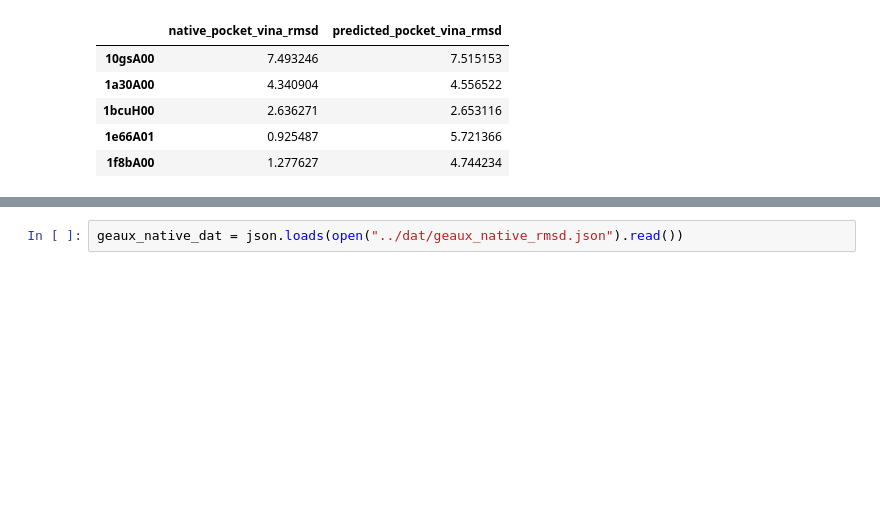
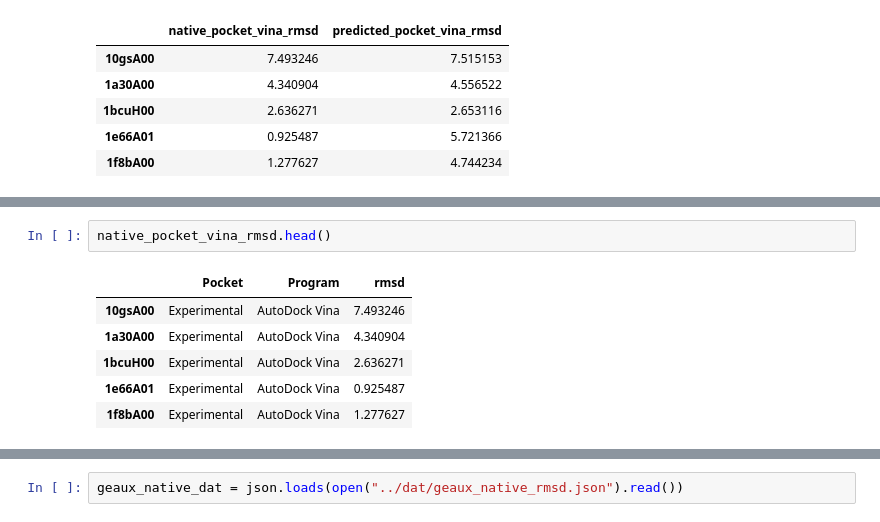
Before and after one commit to EricTing/casf-benchmark, a Jupyter notebook: casf_benchmark/analysis.ipynb, the cells around one changed output, grey strips where cells are left out. Saved outputs shown, nothing was run; the diff lists cells and outputs as text; blank space fills up the shorter version.

```diff
--- a/casf_benchmark/analysis.ipynb
+++ b/casf_benchmark/analysis.ipynb
@@ -35,0 +43,9 @@ vina_df.head()
+# %%
+native_pocket_vina_rmsd.head()
+# %% [output]
+|  | Pocket | Program | rmsd |
+| 10gsA00 | Experimental | AutoDock Vina | 7.493246 |
+| 1a30A00 | Experimental | AutoDock Vina | 4.340904 |
+| 1bcuH00 | Experimental | AutoDock Vina | 2.636271 |
+| 1e66A01 | Experimental | AutoDock Vina | 0.925487 |
+| 1f8bA00 | Experimental | AutoDock Vina | 1.277627 |
```
Also changed, not shown: parts of 15 cells of this notebook.
